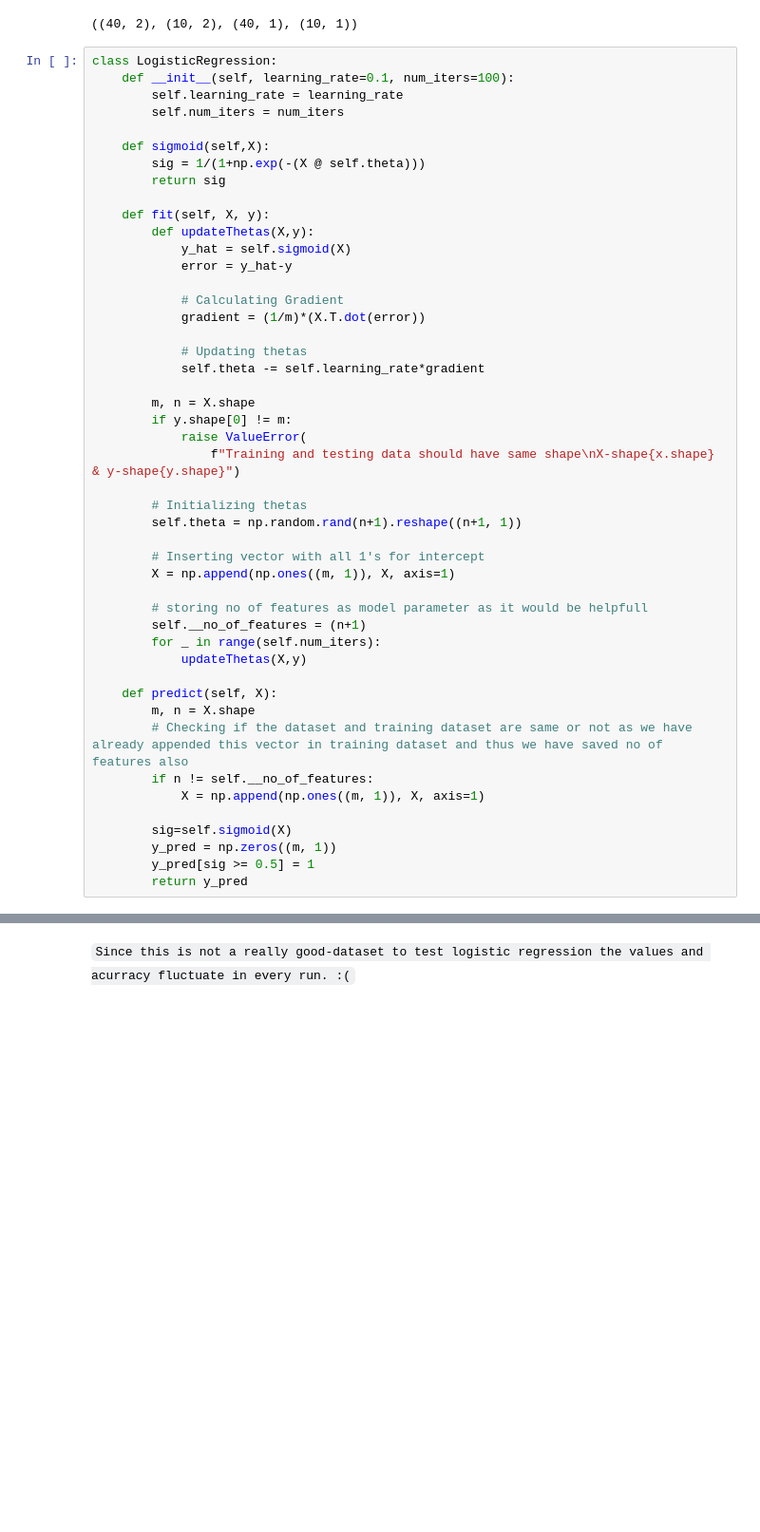
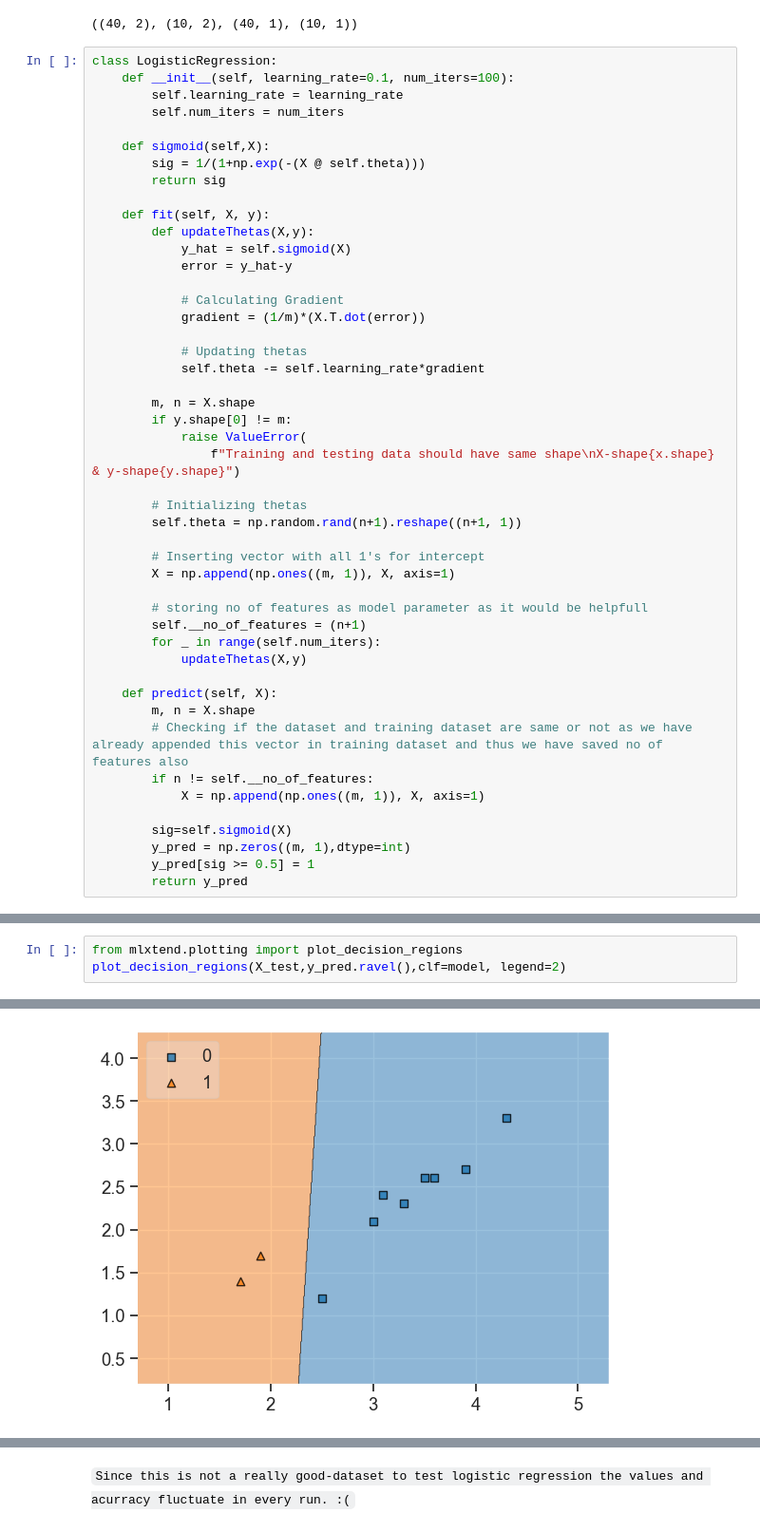
Before and after one commit to xAn-x/Machine-Learning-Algorithms-Implementations, a Jupyter notebook: 01-Regression/03-Logistic-Regression.ipynb, the cells around one changed output, grey strips where cells are left out. Shown at 95% size. Drawn from its saved outputs; the diff is of its cells as text; blank space fills up the shorter version.

Commit message:
logistic-reg visuals added

```diff
--- a/01-Regression/03-Logistic-Regression.ipynb
+++ b/01-Regression/03-Logistic-Regression.ipynb
@@ -133,7 +133,7 @@ class LogisticRegression:
             X = np.append(np.ones((m, 1)), X, axis=1)
 
         sig=self.sigmoid(X)
-        y_pred = np.zeros((m, 1))
+        y_pred = np.zeros((m, 1),dtype=int)
         y_pred[sig >= 0.5] = 1
         return y_pred
 # %%
@@ -149,0 +150,4 @@ y_pred.ravel(),model.theta
+# %%
+from mlxtend.plotting import plot_decision_regions
+plot_decision_regions(X_test,y_pred.ravel(),clf=model, legend=2)
+# %% [output]
@@ -150,3 +155,4 @@ y_pred.ravel(),model.theta
+[figure, added]
 # %%
 # sk-learns Model Prediction->
 sk_mod=LogReg()
```
Also changed, not shown: parts of 5 cells of this notebook.
